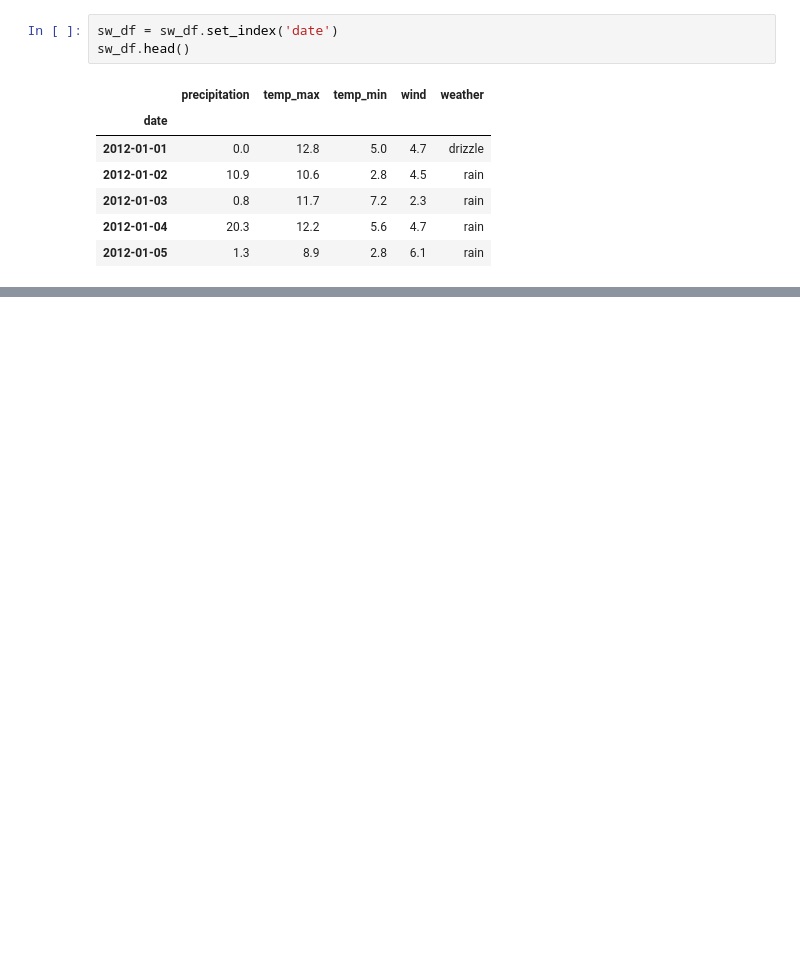
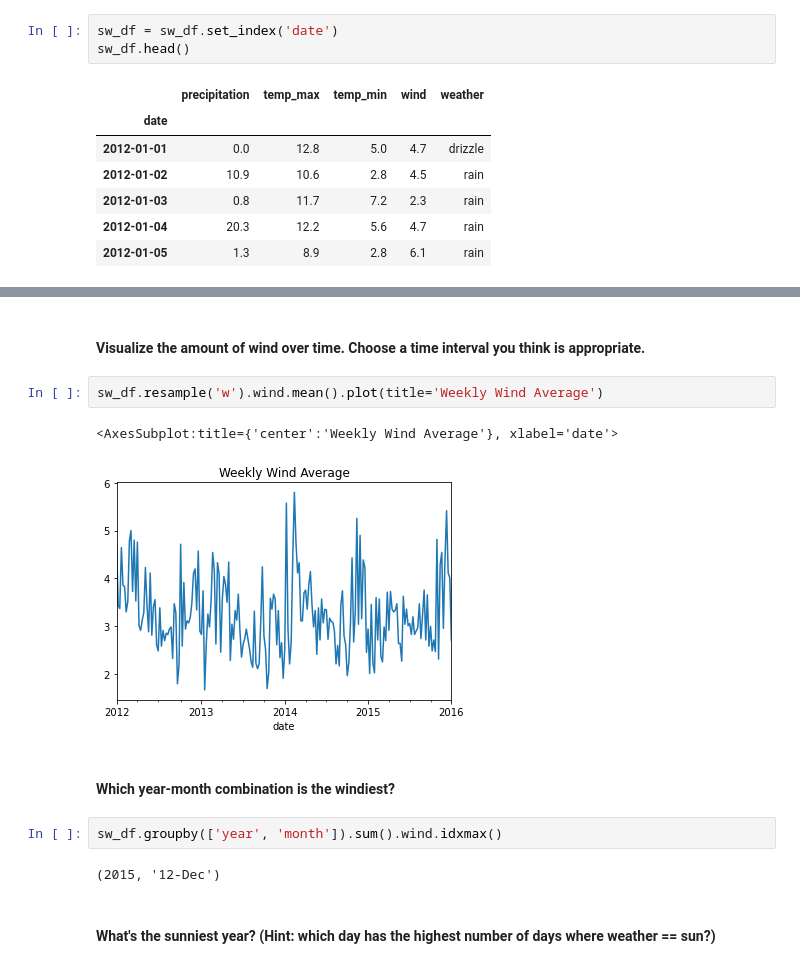
Before and after one commit to lincolnmuriithi11/timeseries-, a Jupyter notebook: working_with_time_series_data.ipynb, the cells around one changed output, grey strips where cells are left out. Cells and saved outputs as stored; diff of their text form; blank space fills up the shorter version.

```diff
--- a/working_with_time_series_data.ipynb
+++ b/working_with_time_series_data.ipynb
@@ -171,0 +206,15 @@ sw_df.head()
+# %% [markdown]
+#### Visualize the amount of wind over time. Choose a time interval you think is appropriate.
+# %%
+sw_df.resample('w').wind.mean().plot(title='Weekly Wind Average')
+# %% [output]
+<AxesSubplot:title={'center':'Weekly Wind Average'}, xlabel='date'>
+[figure, added]
+# %% [markdown]
+#### Which year-month combination is the windiest?
+# %%
+sw_df.groupby(['year', 'month']).sum().wind.idxmax()
+# %% [output]
+(2015, '12-Dec')
+# %% [markdown]
+#### What's the sunniest year? (Hint: which day has the highest number of days where weather == sun?)
```
Also changed, not shown: parts of 26 cells of this notebook.
